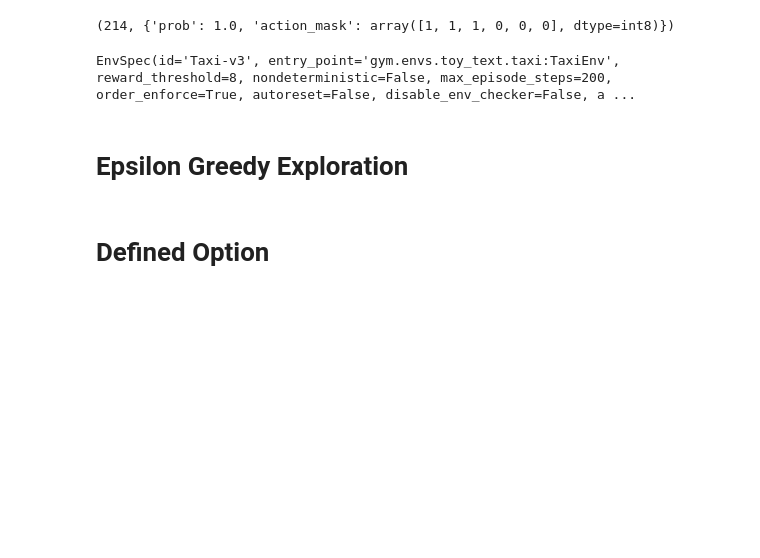
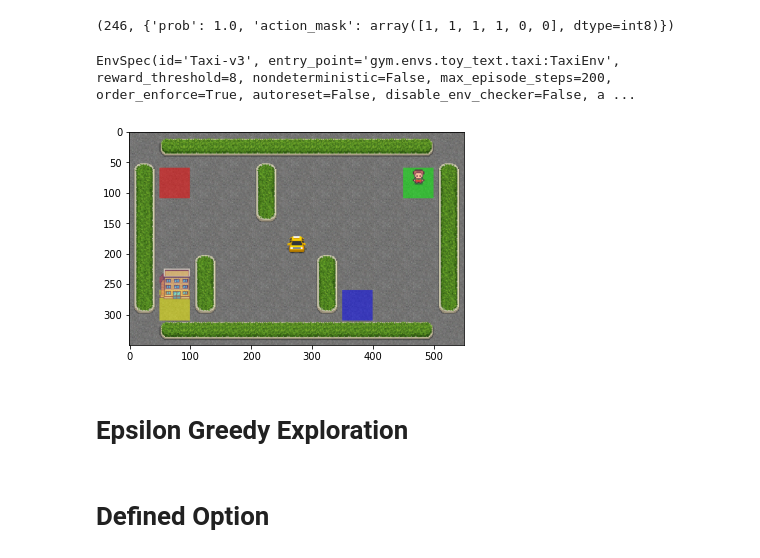
Before and after one commit to KeerthivasanIITMadras/CS6700-Reinforcement_learning-PA3, a Jupyter notebook: smdp.ipynb, the cells around one changed output. Drawn from its saved outputs; the diff is of its cells as text; code cells hidden in the pictures; blank space fills up the shorter version.

```diff
--- a/smdp.ipynb
+++ b/smdp.ipynb
@@ -1,10 +1,10 @@
 # %%
 import gym
 import numpy as np
-env = gym.make('Taxi-v3')
+env = gym.make('Taxi-v3', render_mode="rgb_array")
 env.reset()
 # %% [output]
-(214, {'prob': 1.0, 'action_mask': array([1, 1, 1, 0, 0, 0], dtype=int8)})
+(246, {'prob': 1.0, 'action_mask': array([1, 1, 1, 1, 0, 0], dtype=int8)})
 # %%
 # 6 primitive actions ["south,north,east,west,pick,drop"]
 action = np.random.randint(0, 6)
@@ -16,6 +16,14 @@ EnvSpec(id='Taxi-v3', entry_point='gym.envs.toy_text.taxi:TaxiEnv', reward_thres
 # %%
 "Id: [0:Red,1:Green,2:Yellow,3:Blue,4:Taxi]"
 taxi_row, taxi_col, passenger_location_id, drop_location_id = env.decode(114)
+# %%
+import matplotlib.pyplot as plt
+
+plt.imshow(env.render())
+output_filename = 'output_image.png'
+plt.savefig(output_filename, format='png')
+# %% [output]
+[figure, added]
 # %% [markdown]
 # Epsilon Greedy Exploration
 # %%
```
Also changed, not shown: parts of 17 cells of this notebook, 8 other files.
